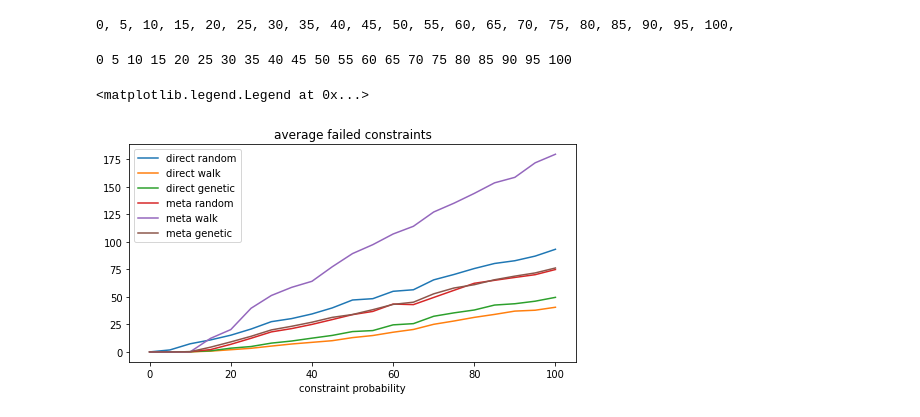
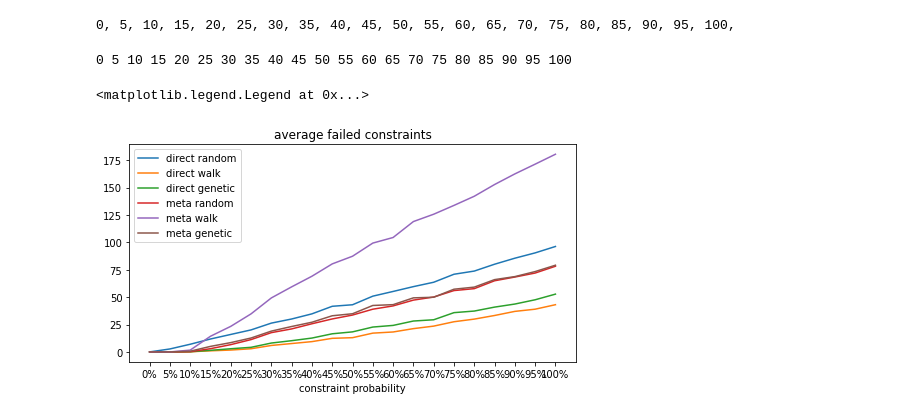
Before and after one commit to IvanDonat/tcsp, a Jupyter notebook: graphing_genetic.ipynb, the cells around one changed output. Cells and saved outputs as stored; diff of their text form; code cells hidden in the pictures.

Commit message:
graphg

```diff
--- a/graphing_genetic.ipynb
+++ b/graphing_genetic.ipynb
@@ -185,7 +185,7 @@ Let's look at average constraints failed by constraint probability.
 # %%
 # for this we should group the sets by constr prob as it'll get more difficult progressively
 
-num_tests = 10
+num_tests = 20
 num_variables = 20
 
 probs = []
@@ -241,31 +241,33 @@ for p, Ts in zip(probs, T_list):
     num_failed_meta_walk = sum(
         len(meta_walk(T, max_iterations=5, max_flips=20)[1])
         for T in Ts
     ) / len(Ts)
     num_failed_meta_genetic = sum(
         len(
             meta_genetic(T, gene_pool_size=20,
                            retainment_ratio=0.5, mutation_chance=0.1, max_iterations=5
                          )[1])
         for T in Ts
     ) / len(Ts)
 
     graph_failed_direct_random.append(num_failed_direct_random)
     graph_failed_direct_walk.append(num_failed_direct_walk)
     graph_failed_direct_genetic.append(num_failed_direct_genetic)
 
     graph_failed_meta_random.append(num_failed_meta_random)
     graph_failed_meta_walk.append(num_failed_meta_walk)
     graph_failed_meta_genetic.append(num_failed_meta_genetic)
 
+
+probs = list(f'{prob}%' for prob in probs)
 ax.plot(probs, graph_failed_direct_random, label='direct random')
 ax.plot(probs, graph_failed_direct_walk, label='direct walk')
 ax.plot(probs, graph_failed_direct_genetic, label='direct genetic')
 ax.plot(probs, graph_failed_meta_random, label='meta random')
 ax.plot(probs, graph_failed_meta_walk, label='meta walk')
 ax.plot(probs, graph_failed_meta_genetic, label='meta genetic')
 ax.legend()
 # %% [output]
 0 5 10 15 20 25 30 35 40 45 50 55 60 65 70 75 80 85 90 95 100
 <matplotlib.legend.Legend at 0x...>
-[figure, old version]
+[figure, new version]
```
Also changed, not shown: parts of 3 cells of this notebook.
